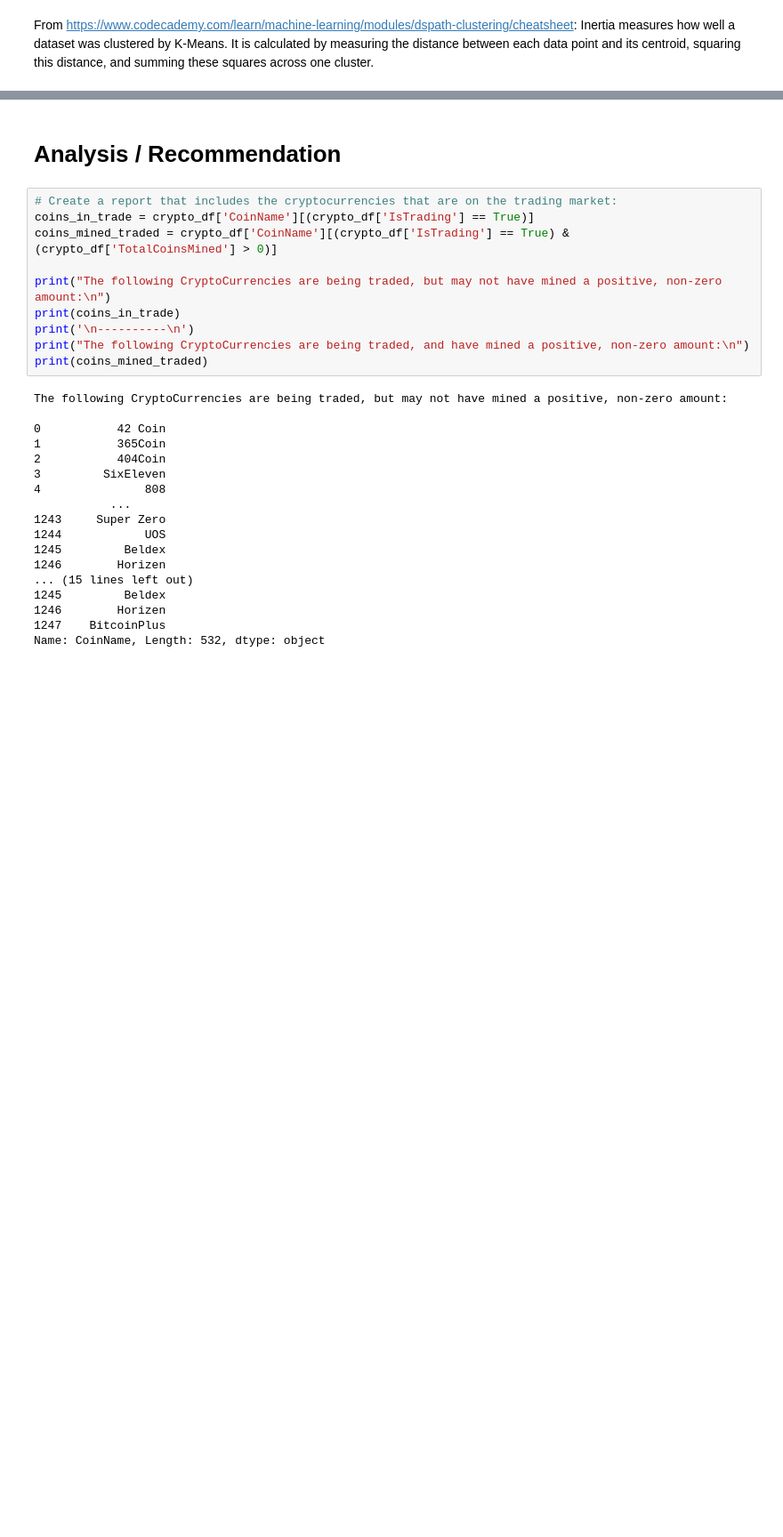
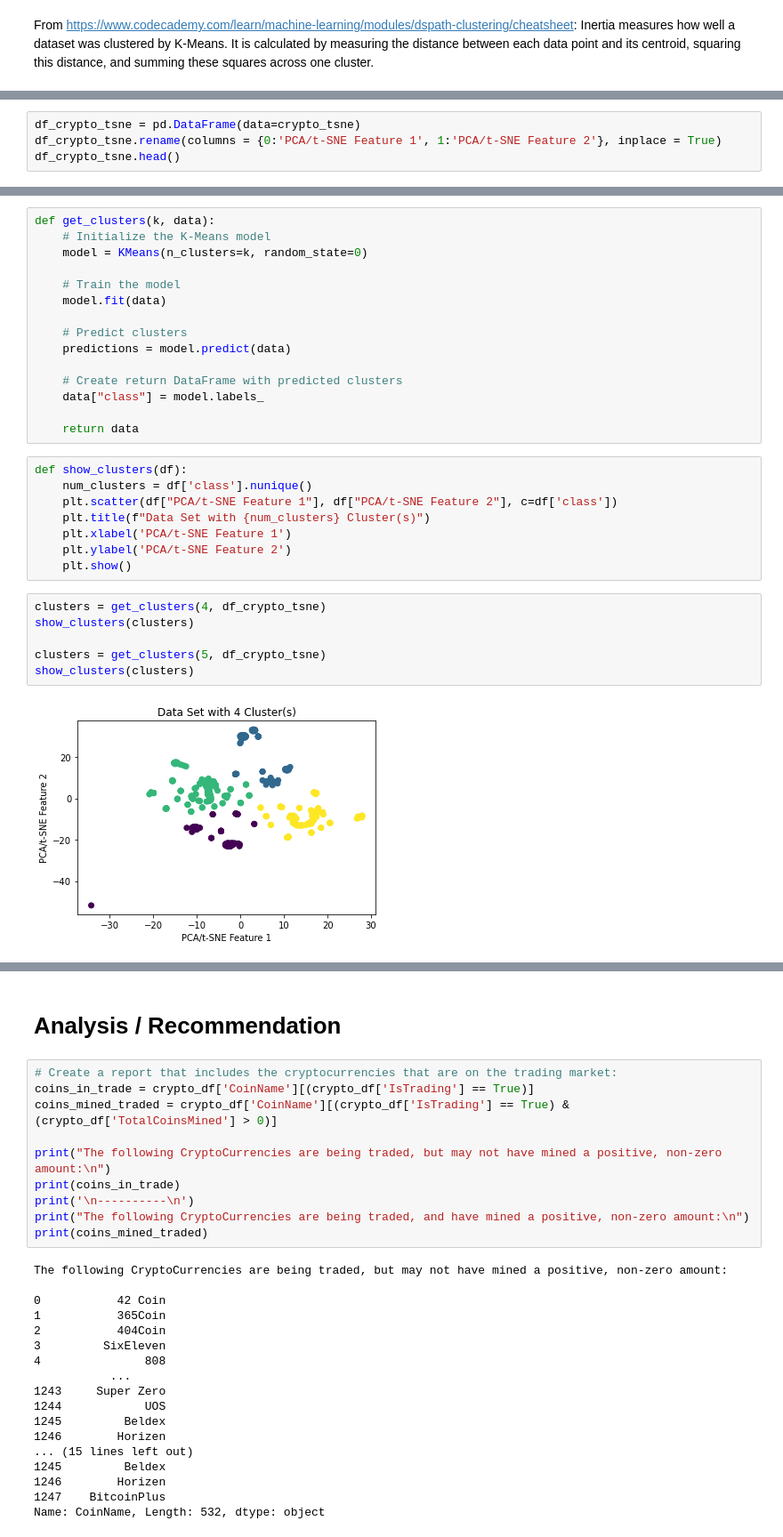
Before and after one commit to emeralddawns/Clustering-Crypto-Currencies, a Jupyter notebook: crypto_comparison.ipynb, the cells around one changed output, grey strips where cells are left out. Shown at 89% size. Saved outputs shown, nothing was run; the diff lists cells and outputs as text; blank space fills up the shorter version.

```diff
--- a/crypto_comparison.ipynb
+++ b/crypto_comparison.ipynb
@@ -237,0 +272,4 @@ squaring this distance, and summing these squares across one cluster.
+# %%
+df_crypto_tsne = pd.DataFrame(data=crypto_tsne)
+df_crypto_tsne.rename(columns = {0:'PCA/t-SNE Feature 1', 1:'PCA/t-SNE Feature 2'}, inplace = True)
+df_crypto_tsne.head()
@@ -237,0 +283,31 @@ squaring this distance, and summing these squares across one cluster.
+# %%
+def get_clusters(k, data):
+    # Initialize the K-Means model
+    model = KMeans(n_clusters=k, random_state=0)
+
+    # Train the model
+    model.fit(data)
+
+    # Predict clusters
+    predictions = model.predict(data)
+
+    # Create return DataFrame with predicted clusters
+    data["class"] = model.labels_
+
+    return data
+# %%
+def show_clusters(df):
+    num_clusters = df['class'].nunique()
+    plt.scatter(df["PCA/t-SNE Feature 1"], df["PCA/t-SNE Feature 2"], c=df['class'])
+    plt.title(f"Data Set with {num_clusters} Cluster(s)")
+    plt.xlabel('PCA/t-SNE Feature 1')
+    plt.ylabel('PCA/t-SNE Feature 2')
+    plt.show()
+# %%
+clusters = get_clusters(4, df_crypto_tsne)
+show_clusters(clusters)
+
+clusters = get_clusters(5, df_crypto_tsne)
+show_clusters(clusters)
+# %% [output]
+[figure, added]
```
Also changed, not shown: parts of 16 cells of this notebook.
